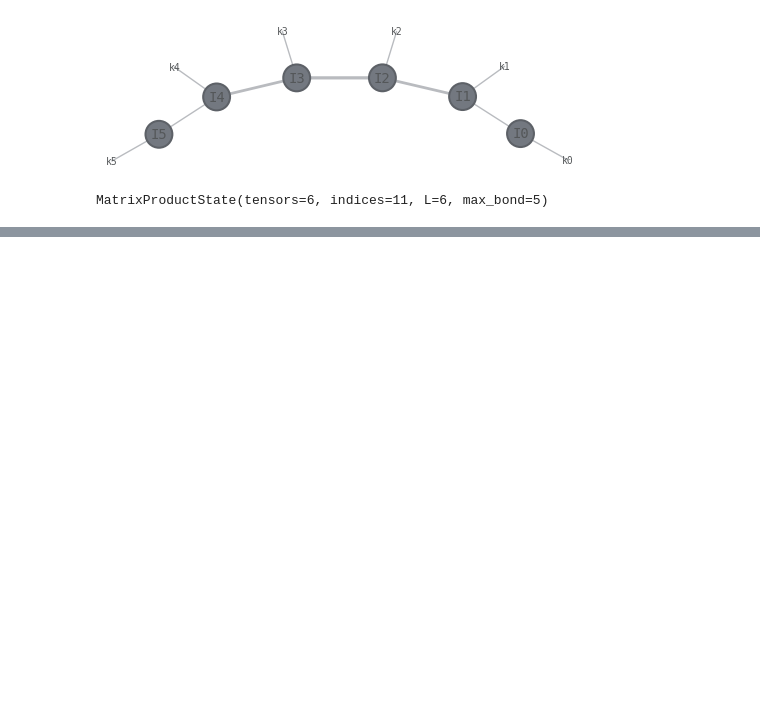
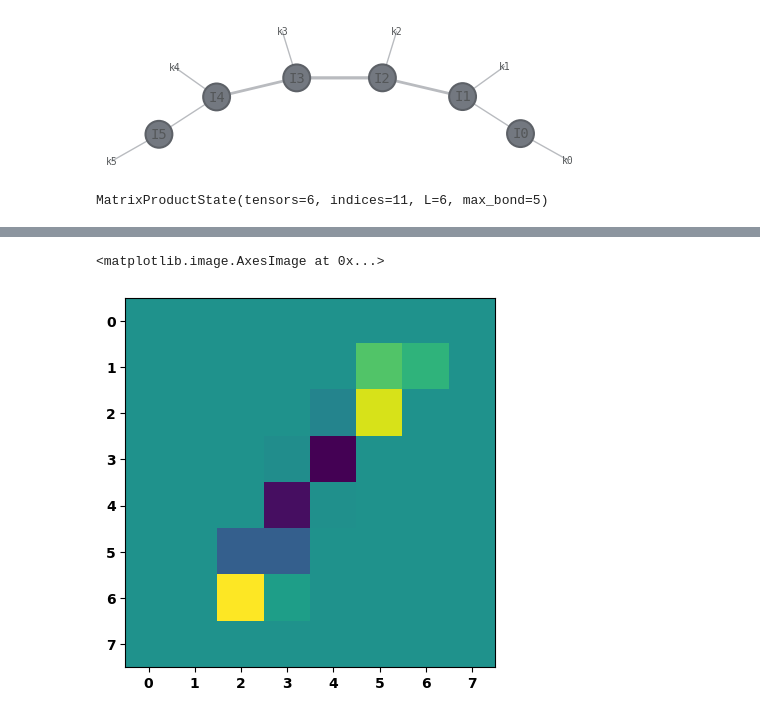
Before and after one commit to Qualition/qmprs, a Jupyter notebook: notebooks/Creating and Manipulating MPS.ipynb, the cells around one changed output, grey strips where cells are left out. Drawn from its saved outputs; the diff is of its cells as text; code cells hidden in the pictures; blank space fills up the shorter version.

```diff
--- a/notebooks/Creating and Manipulating MPS.ipynb
+++ b/notebooks/Creating and Manipulating MPS.ipynb
@@ -101,0 +78,9 @@ mps.draw()
+# %%
+from qickit.circuit import QiskitCircuit
+
+sequential_encoder = Sequential(QiskitCircuit)
+circuit = sequential_encoder.prepare_mps(mps, num_layers=32)
+# %%
+statevector = circuit.get_statevector()
+
+print(statevector)
@@ -101,0 +104,7 @@ mps.draw()
+# %%
+import matplotlib.pyplot as plt
+
+plt.imshow(statevector.reshape(8, 8))
+# %% [output]
+<matplotlib.image.AxesImage at 0x...>
+[figure, added]
```
Also changed, not shown: parts of 6 cells of this notebook, 4 other files.
